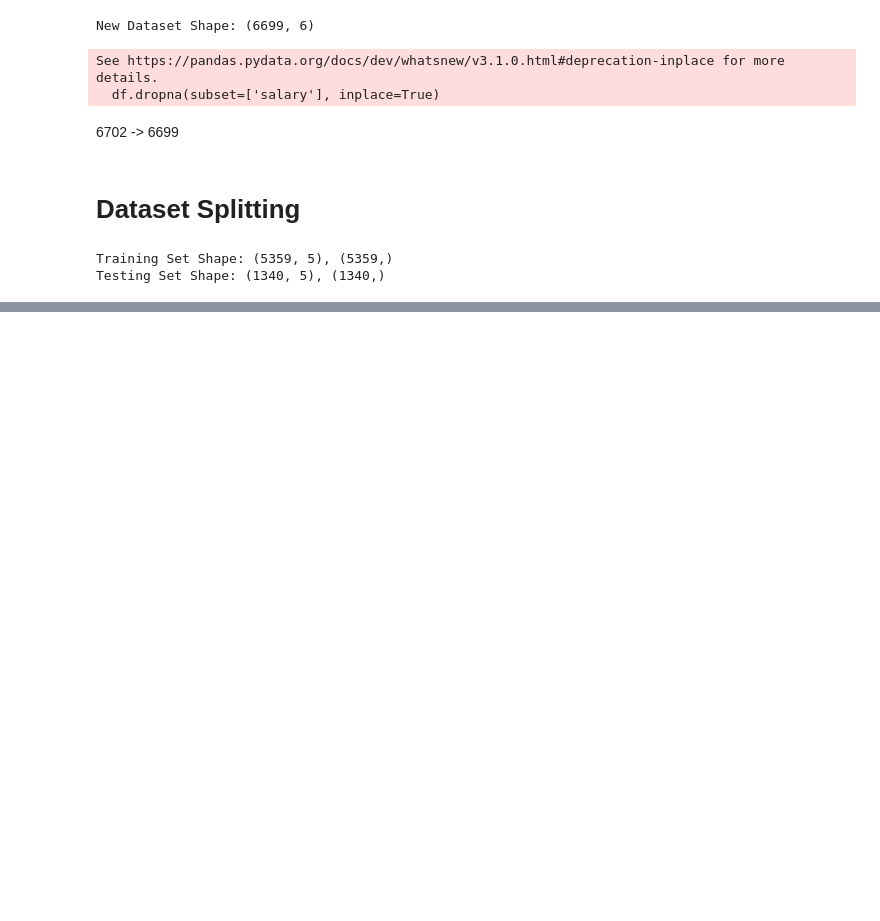
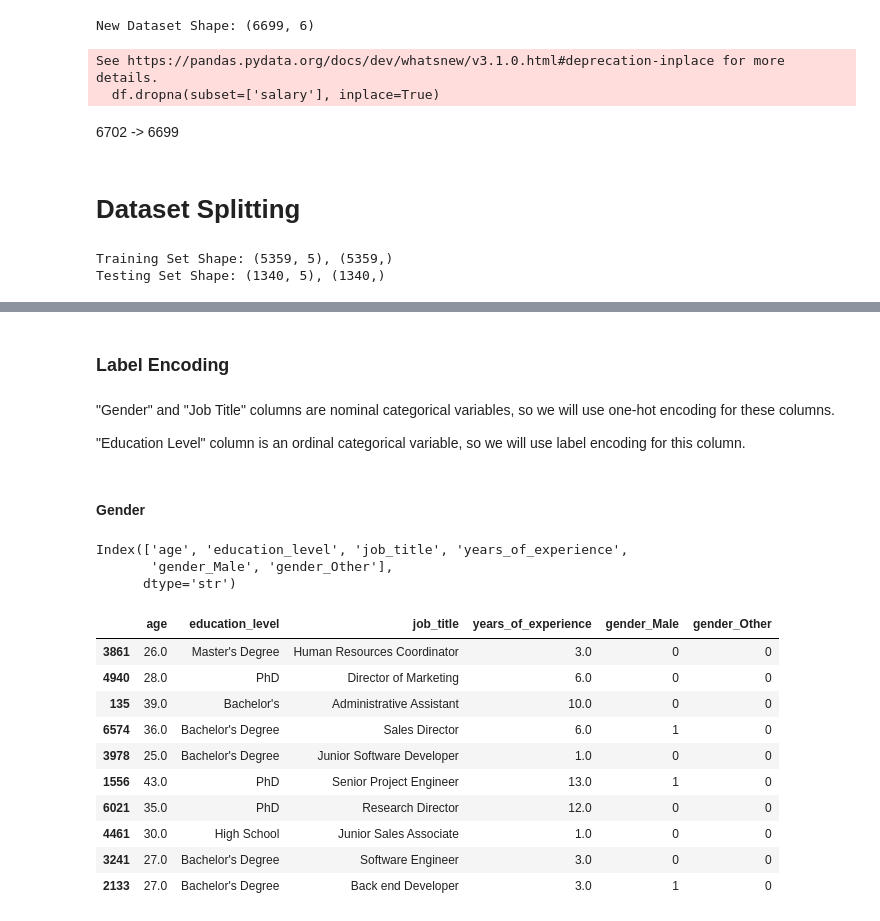
Before and after one commit to mustafagurbuz06/03.11.2026-class, a Jupyter notebook: main.ipynb, the cells around one changed output, grey strips where cells are left out. Cells and saved outputs as stored; diff of their text form; code cells hidden in the pictures; blank space fills up the shorter version.

```diff
--- a/main.ipynb
+++ b/main.ipynb
@@ -376,0 +397,6 @@ Testing Set Shape: (1340, 5), (1340,)
+# %%
+mfv_education_level = df.mode().iloc[0]['education_level']
+print(mfv_education_level)
+
+X_train.fillna({'education_level': mfv_education_level}, inplace=True)
+X_train.info()
@@ -376,0 +441,8 @@ Testing Set Shape: (1340, 5), (1340,)
+# %%
+categorical_columns = X_train.select_dtypes(
+    include=["object", "category"]
+).columns
+
+for column in categorical_columns:
+    print(f"\n--- {column} ---")
+    print(X_train[column].value_counts(dropna=False))
@@ -376,0 +474,8 @@ Testing Set Shape: (1340, 5), (1340,)
+# %% [markdown]
+### Label Encoding
+# %% [markdown]
+"Gender" and "Job Title" columns are nominal categorical variables, so we will use one-hot encoding for these columns.<br>
+
+"Education Level" column is an ordinal categorical variable, so we will use label encoding for this column. <br>
+# %% [markdown]
+#### Gender
@@ -376,0 +484,20 @@ Testing Set Shape: (1340, 5), (1340,)
+# %%
+X_train.columns
+# %% [output]
+Index(['age', 'education_level', 'job_title', 'years_of_experience',
+       'gender_Male', 'gender_Other'],
+      dtype='str')
+# %%
+X_train.head(10)
+# %% [output]
+|  | age | education_level | job_title | years_of_experience | gender_Male | gender_Other |
+| 3861 | 26.0 | Master's Degree | Human Resources Coordinator | 3.0 | 0 | 0 |
+| 4940 | 28.0 | PhD | Director of Marketing | 6.0 | 0 | 0 |
+| 135 | 39.0 | Bachelor's | Administrative Assistant | 10.0 | 0 | 0 |
+| 6574 | 36.0 | Bachelor's Degree | Sales Director | 6.0 | 1 | 0 |
+| 3978 | 25.0 | Bachelor's Degree | Junior Software Developer | 1.0 | 0 | 0 |
+| 1556 | 43.0 | PhD | Senior Project Engineer | 13.0 | 1 | 0 |
+| 6021 | 35.0 | PhD | Research Director | 12.0 | 0 | 0 |
+| 4461 | 30.0 | High School | Junior Sales Associate | 1.0 | 0 | 0 |
+| 3241 | 27.0 | Bachelor's Degree | Software Engineer | 3.0 | 0 | 0 |
+| 2133 | 27.0 | Bachelor's Degree | Back end Developer | 3.0 | 1 | 0 |
```
Also changed, not shown: parts of 24 cells of this notebook.
